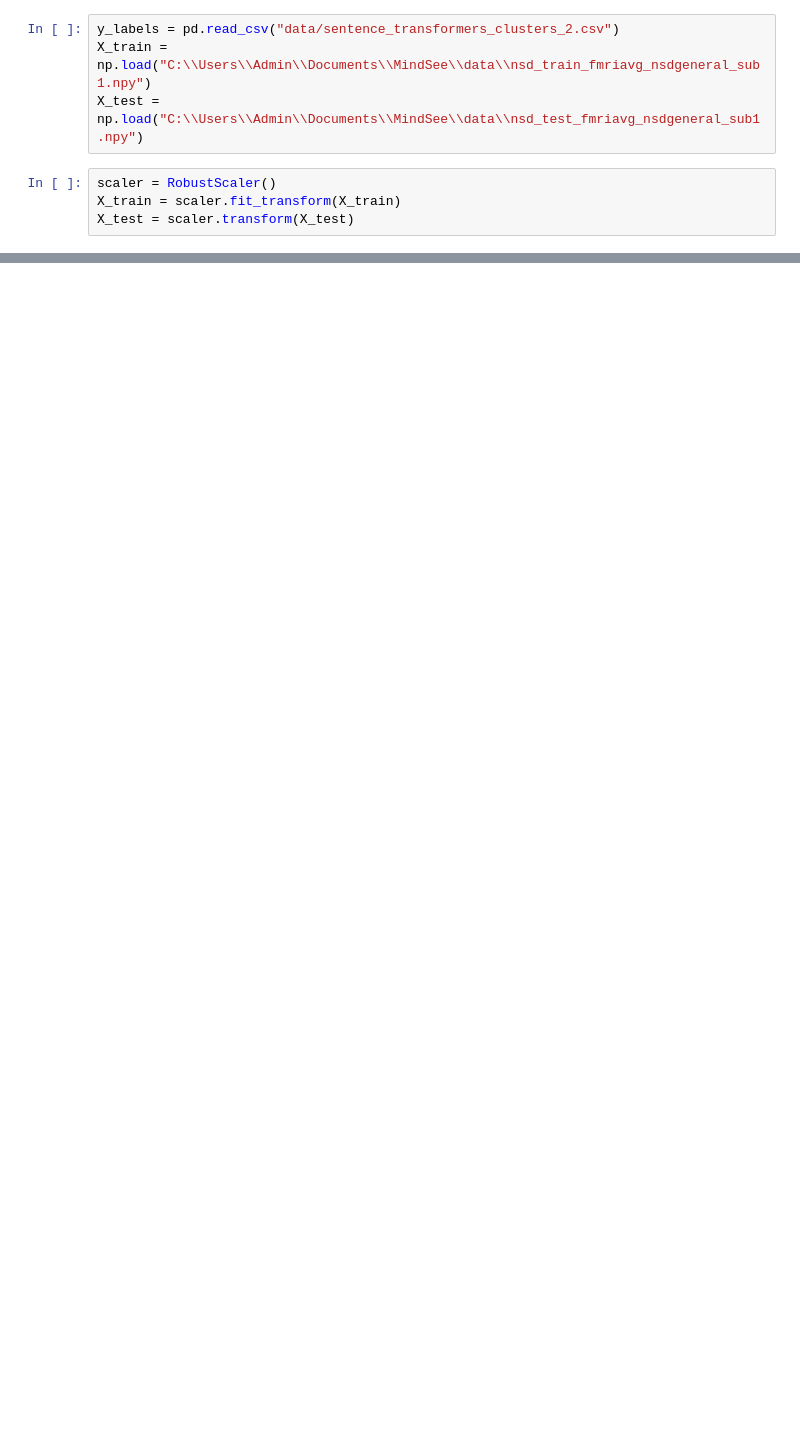
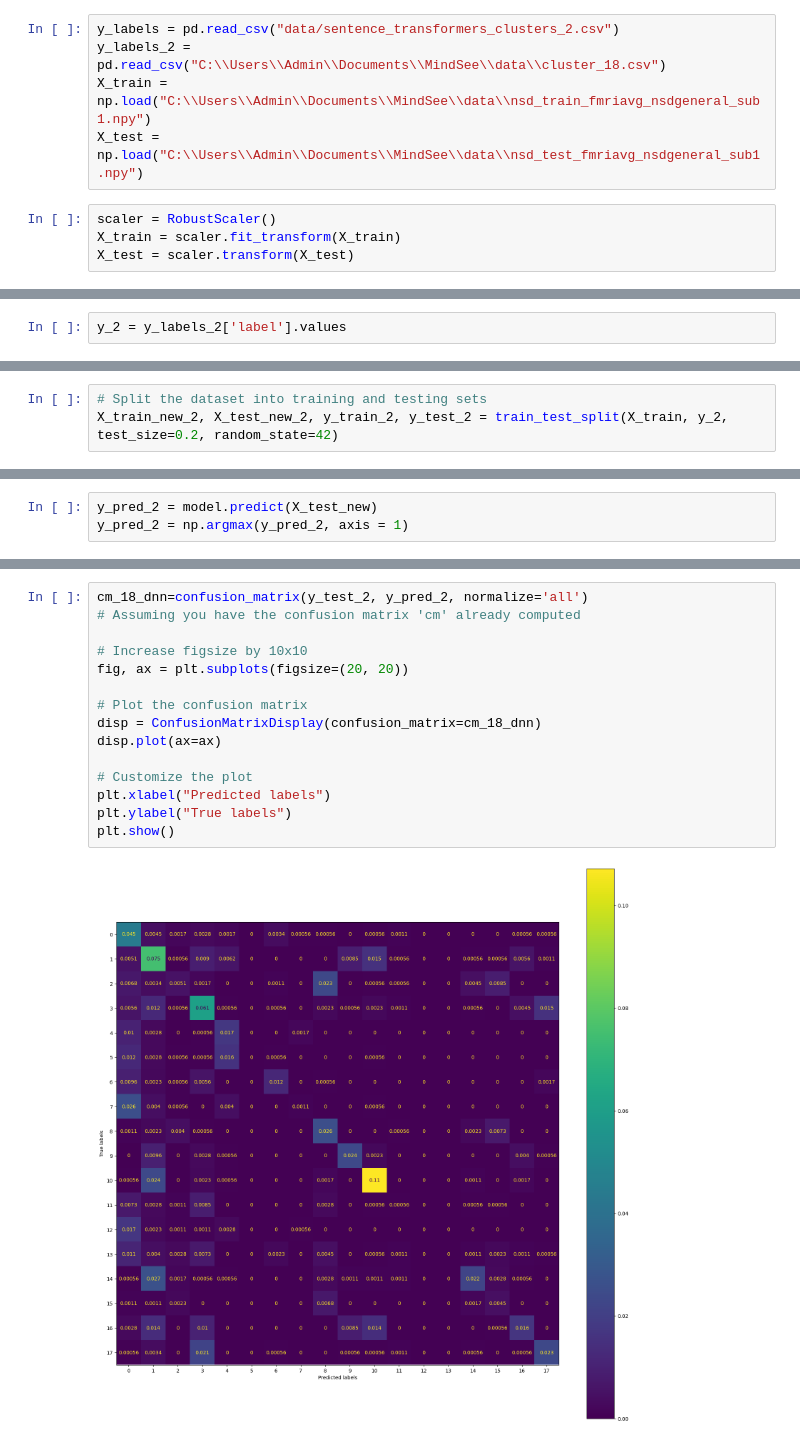
Before and after one commit to nik-bond/MindSee, a Jupyter notebook: notebooks/Label_classifiers.ipynb, the cells around one changed output, grey strips where cells are left out. Saved outputs shown, nothing was run; the diff lists cells and outputs as text; blank space fills up the shorter version.

```diff
--- a/notebooks/Label_classifiers.ipynb
+++ b/notebooks/Label_classifiers.ipynb
@@ -13,5 +21,6 @@ from tensorflow.keras.callbacks import EarlyStopping
 # %%
 y_labels = pd.read_csv("data/sentence_transformers_clusters_2.csv")
+y_labels_2 = pd.read_csv("C:\\Users\\Admin\\Documents\\MindSee\\data\\cluster_18.csv")
 X_train = np.load("C:\\Users\\Admin\\Documents\\MindSee\\data\\nsd_train_fmriavg_nsdgeneral_sub1.npy")
 X_test = np.load("C:\\Users\\Admin\\Documents\\MindSee\\data\\nsd_test_fmriavg_nsdgeneral_sub1.npy")
 # %%
@@ -153,0 +32,2 @@ plt.show()
+# %%
+y_2 = y_labels_2['label'].values
@@ -153,0 +40,3 @@ plt.show()
+# %%
+# Split the dataset into training and testing sets
+X_train_new_2, X_test_new_2, y_train_2, y_test_2 = train_test_split(X_train, y_2, test_size=0.2, random_state=42)
@@ -153,0 +110,3 @@ plt.show()
+# %%
+y_pred_2 = model.predict(X_test_new)
+y_pred_2 = np.argmax(y_pred_2, axis = 1)
@@ -153,0 +138,17 @@ plt.show()
+# %%
+cm_18_dnn=confusion_matrix(y_test_2, y_pred_2, normalize='all')
+# Assuming you have the confusion matrix 'cm' already computed
+
+# Increase figsize by 10x10
+fig, ax = plt.subplots(figsize=(20, 20))
+
+# Plot the confusion matrix
+disp = ConfusionMatrixDisplay(confusion_matrix=cm_18_dnn)
+disp.plot(ax=ax)
+
+# Customize the plot
+plt.xlabel("Predicted labels")
+plt.ylabel("True labels")
+plt.show()
+# %% [output]
+[figure, added]
```
Also changed, not shown: parts of 45 cells of this notebook.
